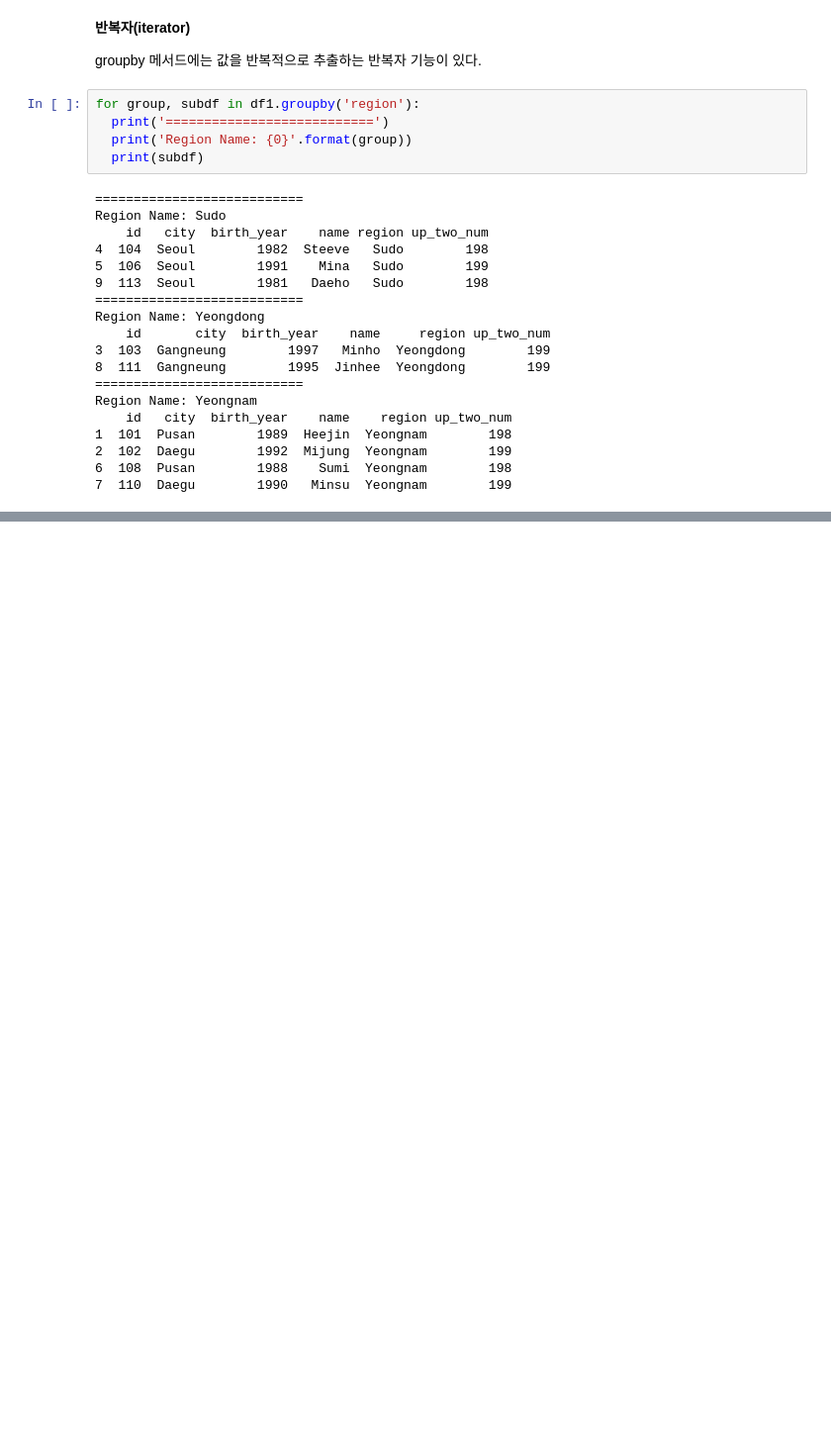
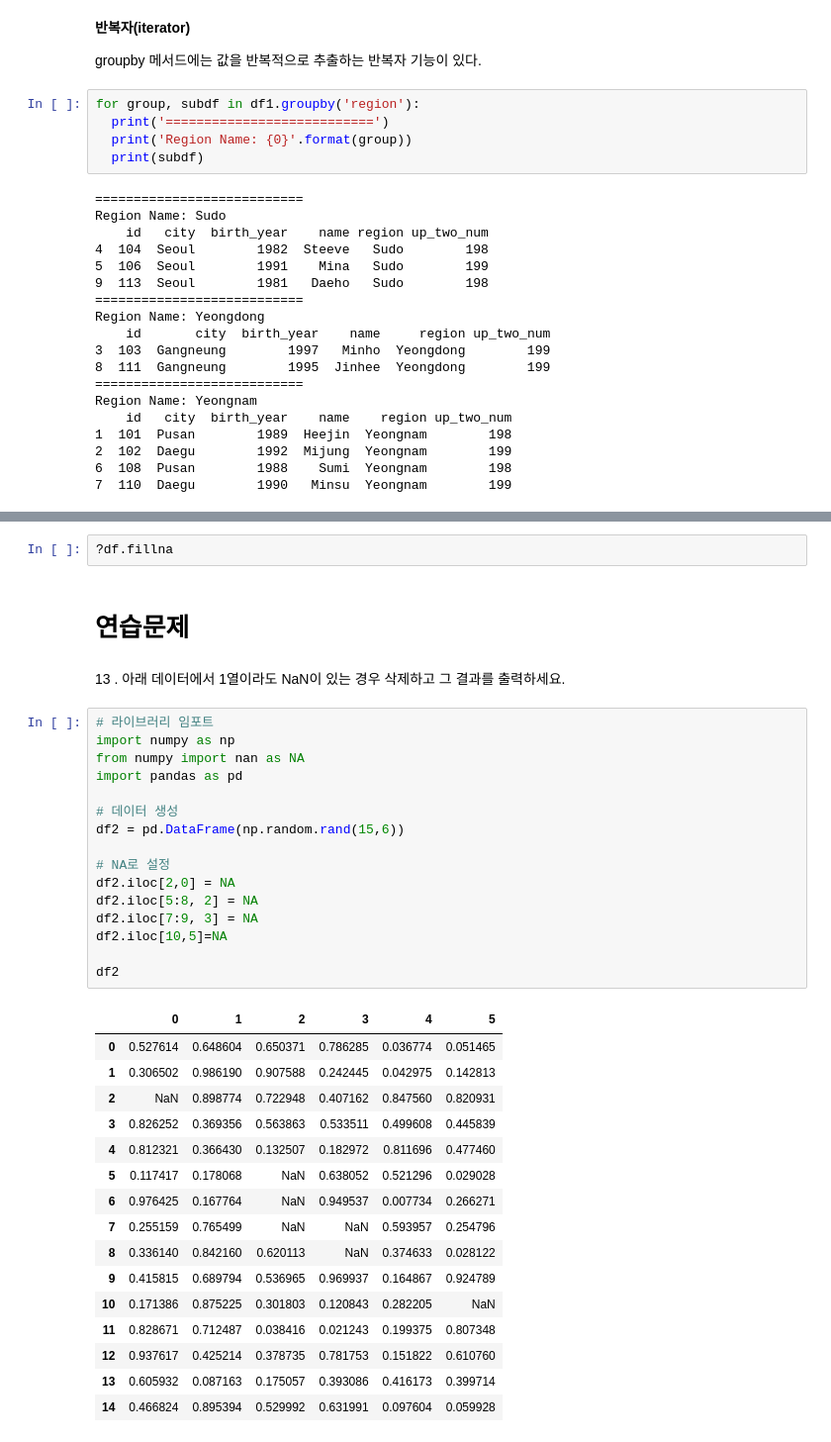
Before and after one commit to gongboogi/Python-Practice, a Jupyter notebook: Pandas로데이터다루기.ipynb, the cells around one changed output, grey strips where cells are left out. Shown at 99% size. Saved outputs shown, nothing was run; the diff lists cells and outputs as text; blank space fills up the shorter version.

Commit message:
Pandas

```diff
--- a/Pandas로데이터다루기.ipynb
+++ b/Pandas로데이터다루기.ipynb
@@ -887,0 +1072,39 @@ Region Name: Yeongnam
+# %%
+?df.fillna
+# %% [markdown]
+# 연습문제
+# %% [markdown]
+13 . 아래 데이터에서 1열이라도 NaN이 있는 경우 삭제하고 그 결과를 출력하세요.
+# %%
+# 라이브러리 임포트
+import numpy as np
+from numpy import nan as NA
+import pandas as pd
+
+# 데이터 생성
+df2 = pd.DataFrame(np.random.rand(15,6))
+
+# NA로 설정
+df2.iloc[2,0] = NA
+df2.iloc[5:8, 2] = NA
+df2.iloc[7:9, 3] = NA
+df2.iloc[10,5]=NA
+
+df2
+# %% [output]
+|  | 0 | 1 | 2 | 3 | 4 | 5 |
+| 0 | 0.527614 | 0.648604 | 0.650371 | 0.786285 | 0.036774 | 0.051465 |
+| 1 | 0.306502 | 0.986190 | 0.907588 | 0.242445 | 0.042975 | 0.142813 |
+| 2 | NaN | 0.898774 | 0.722948 | 0.407162 | 0.847560 | 0.820931 |
+| 3 | 0.826252 | 0.369356 | 0.563863 | 0.533511 | 0.499608 | 0.445839 |
+| 4 | 0.812321 | 0.366430 | 0.132507 | 0.182972 | 0.811696 | 0.477460 |
+| 5 | 0.117417 | 0.178068 | NaN | 0.638052 | 0.521296 | 0.029028 |
+| 6 | 0.976425 | 0.167764 | NaN | 0.949537 | 0.007734 | 0.266271 |
+| 7 | 0.255159 | 0.765499 | NaN | NaN | 0.593957 | 0.254796 |
+| 8 | 0.336140 | 0.842160 | 0.620113 | NaN | 0.374633 | 0.028122 |
+| 9 | 0.415815 | 0.689794 | 0.536965 | 0.969937 | 0.164867 | 0.924789 |
+| 10 | 0.171386 | 0.875225 | 0.301803 | 0.120843 | 0.282205 | NaN |
+| 11 | 0.828671 | 0.712487 | 0.038416 | 0.021243 | 0.199375 | 0.807348 |
+| 12 | 0.937617 | 0.425214 | 0.378735 | 0.781753 | 0.151822 | 0.610760 |
+| 13 | 0.605932 | 0.087163 | 0.175057 | 0.393086 | 0.416173 | 0.399714 |
+| 14 | 0.466824 | 0.895394 | 0.529992 | 0.631991 | 0.097604 | 0.059928 |
```
Also changed, not shown: parts of 54 cells of this notebook.
